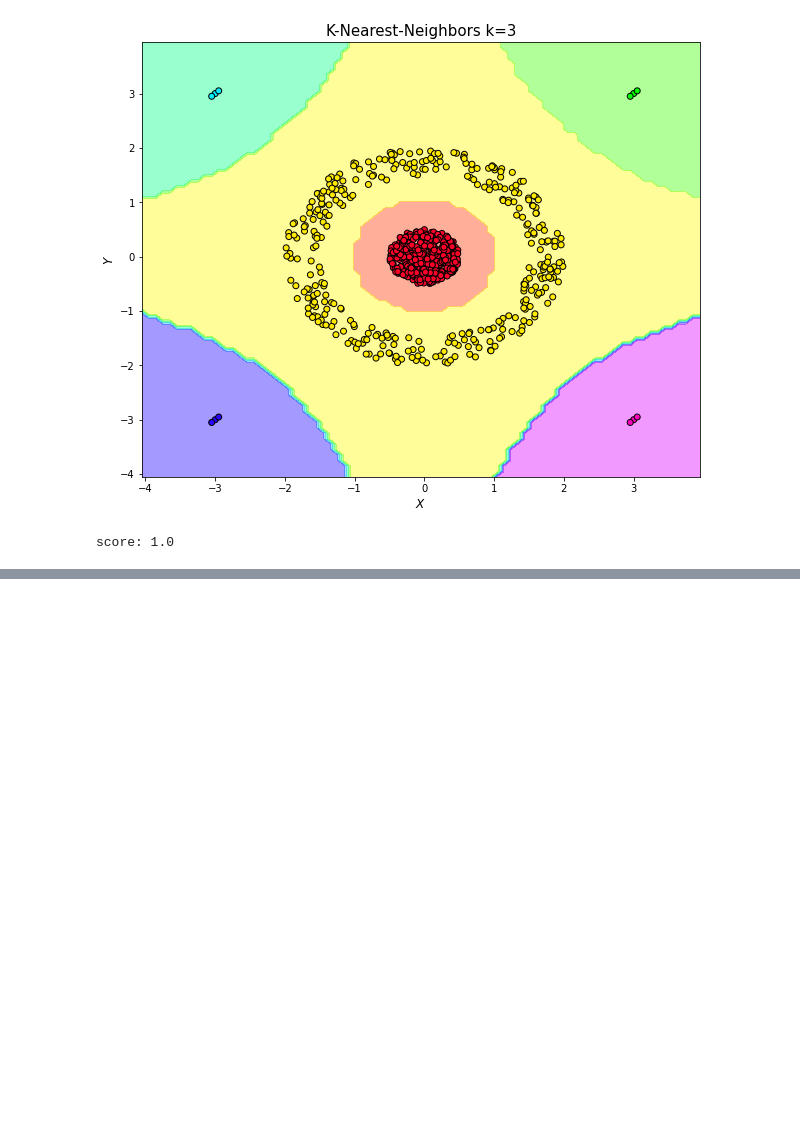
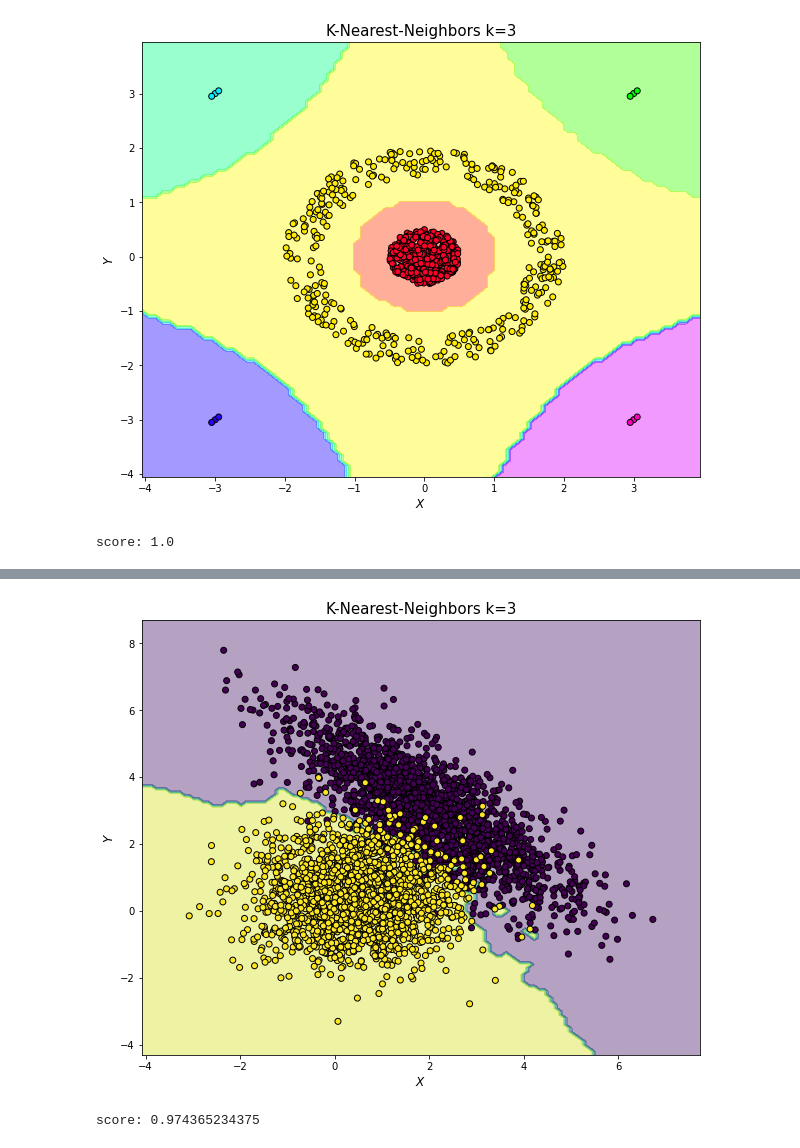
Before and after one commit to Timgrau/Machinelearning, a Jupyter notebook: Classification/Nearest-Neighbors.ipynb, the cells around one changed output, grey strips where cells are left out. Saved outputs shown, nothing was run; the diff lists cells and outputs as text; code cells hidden in the pictures; blank space fills up the shorter version.

```diff
--- a/Classification/Nearest-Neighbors.ipynb
+++ b/Classification/Nearest-Neighbors.ipynb
@@ -186,0 +247,26 @@ score: 1.0
+# %%
+x_min, x_max = X_engy[:, 0].min() - 1, X_engy[:, 0].max() + 1
+y_min, y_max = X_engy[:, 1].min() - 1, X_engy[:, 1].max() + 1
+
+xx, yy = np.meshgrid(np.arange(x_min, x_max, 0.1),
+                     np.arange(y_min, y_max, 0.1))
+
+f, ax = plt.subplots(sharex="col", sharey="row", figsize=(10, 8))
+
+Z = knn.predict(np.c_[xx.ravel(), yy.ravel()])
+Z = Z.reshape(xx.shape)
+
+ax.contourf(xx, yy, Z, alpha=0.4)
+ax.scatter(X_engy[:, 0], X_engy[:, 1],
+           c=Y_engy, edgecolor="k")
+ax.set_ylabel("$Y$", size=12)
+ax.set_xlabel("$X$", size=12)
+ax.set_title("K-Nearest-Neighbors k=3", size=15)
+#plt.savefig("knn_engy.pdf",dpi = 300, bbox_inches="tight")
+plt.show()
+# %% [output]
+[figure, added]
+# %%
+print("score:", knn.score(X_engy, Y_engy))
+# %% [output]
+score: 0.974365234375
```
Also changed, not shown: parts of 9 cells of this notebook, 2 other files.
